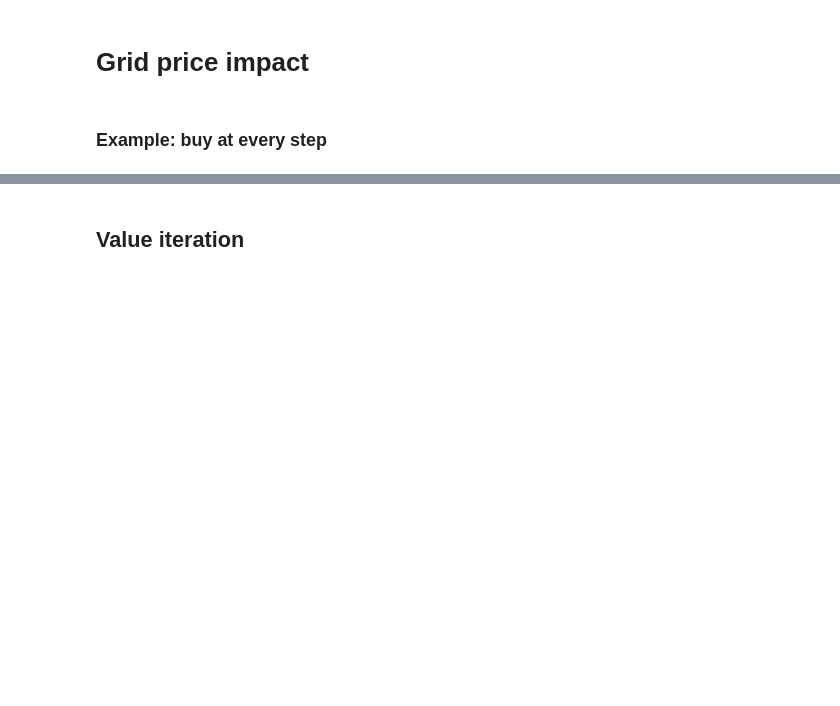
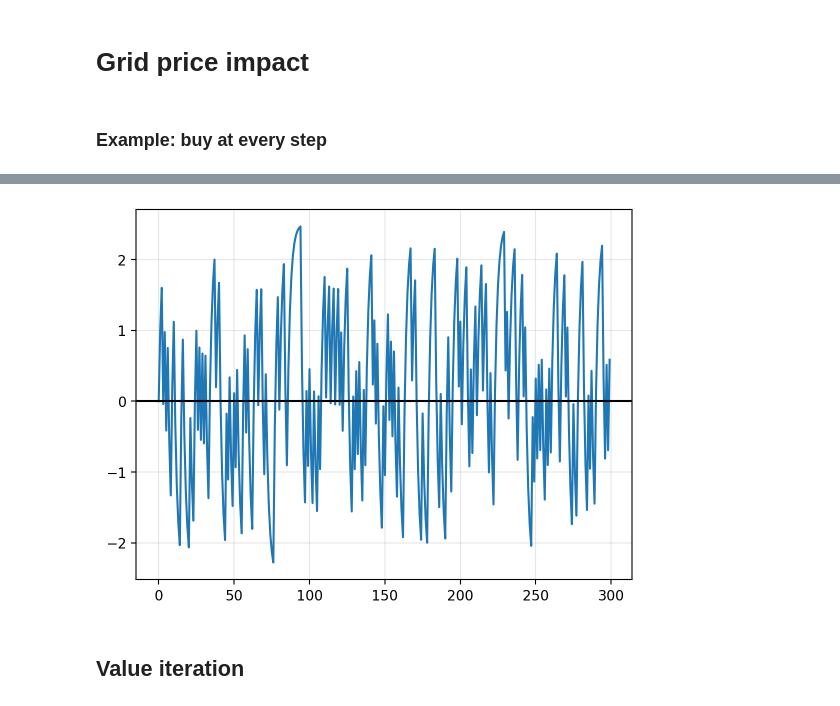
Before and after one commit to sapienzaio/online-ml-finance, a Jupyter notebook: price-impact-signal.ipynb, the cells around one changed output, grey strips where cells are left out. Drawn from its saved outputs; the diff is of its cells as text; code cells hidden in the pictures; blank space fills up the shorter version.

```diff
--- a/price-impact-signal.ipynb
+++ b/price-impact-signal.ipynb
@@ -99,3 +122,9 @@ plt.tight_layout()
+# %%
+plt.plot(signal)
+plt.axhline(y=0, c="black")
+plt.grid(alpha=0.3)
+# %% [output]
+[figure, added]
 # %% [markdown]
 ## Value iteration
 # %% [markdown]
```
Also changed, not shown: parts of 2 cells of this notebook.
